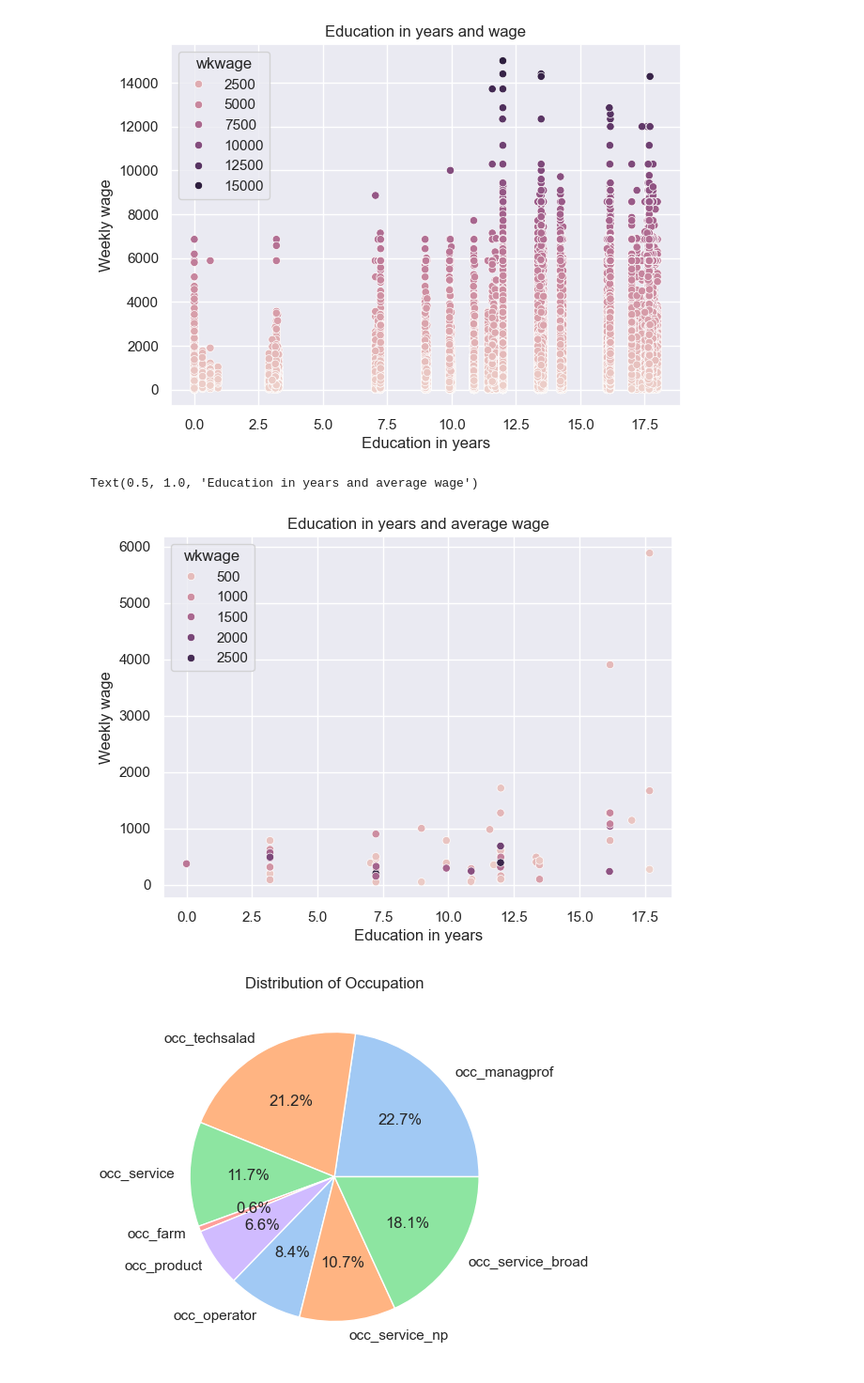
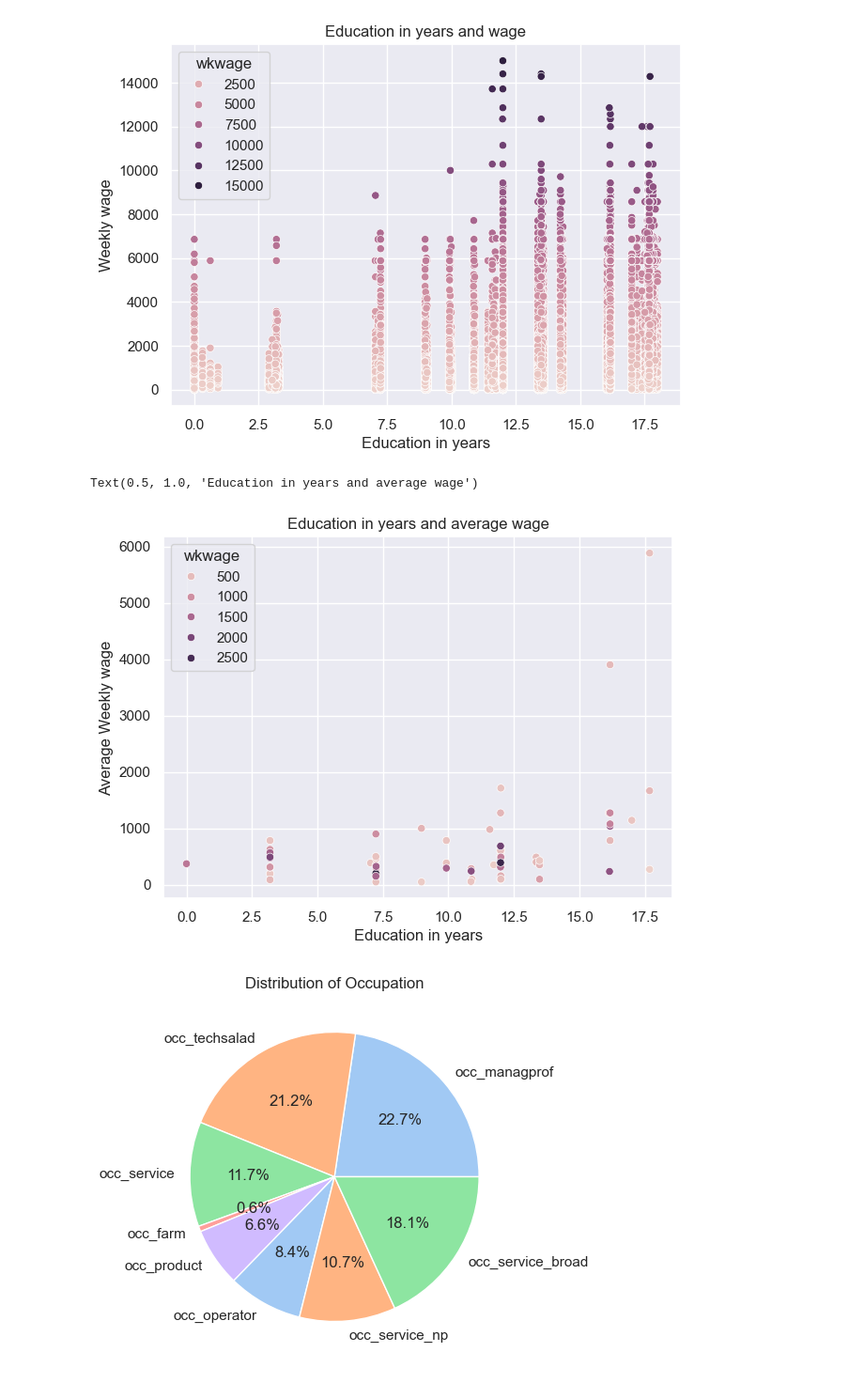
Before and after one commit to Somewhat-Coder/Microwages-ML, a Jupyter notebook: main.ipynb, the cells around one changed output. Shown at 94% size. Saved outputs shown, nothing was run; the diff lists cells and outputs as text; code cells hidden in the pictures.

```diff
--- a/main.ipynb
+++ b/main.ipynb
@@ -138,14 +138,14 @@ Text(0.5, 1.0, 'Education in years and wage')
 # %%
 edyrs_wkwage_mean = df.groupby('edyrs')['wkwage'].mean().reset_index()
 
 ax = sns.scatterplot(data=edyrs_wkwage_mean, x=df['edyrs'], y=df['wkwage'], hue='wkwage')
 
 ax.set_xlabel("Education in years")
-ax.set_ylabel("Weekly wage")
+ax.set_ylabel("Average Weekly wage")
 ax.set_title("Education in years and average wage")
 # %% [output]
 Text(0.5, 1.0, 'Education in years and average wage')
-[figure, old version]
+[figure, new version]
 # %%
 occupations = df.iloc[:, 9:17]
 occupations_count = dict(occupations.sum())
```
Also changed, not shown: parts of 14 cells of this notebook, 1 other file.
